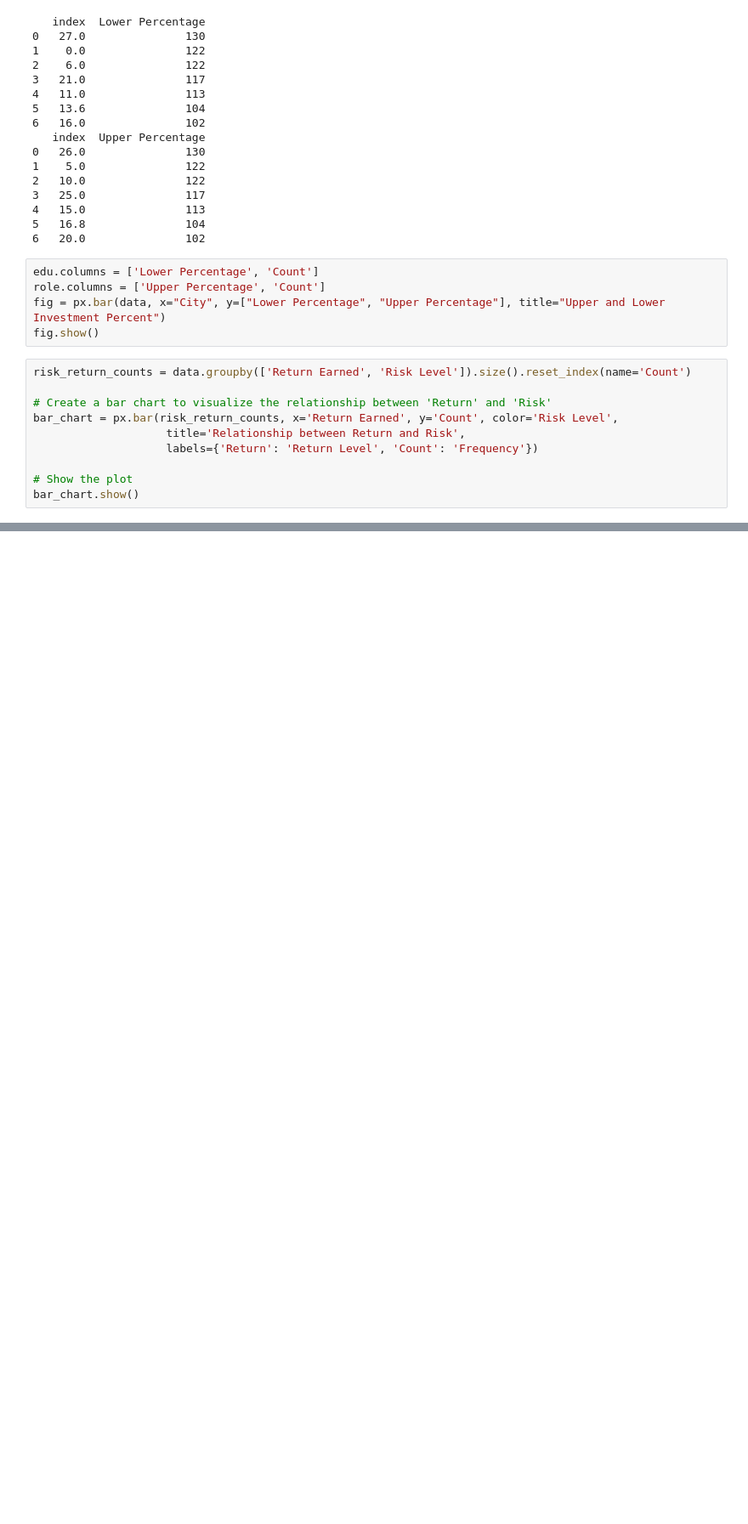
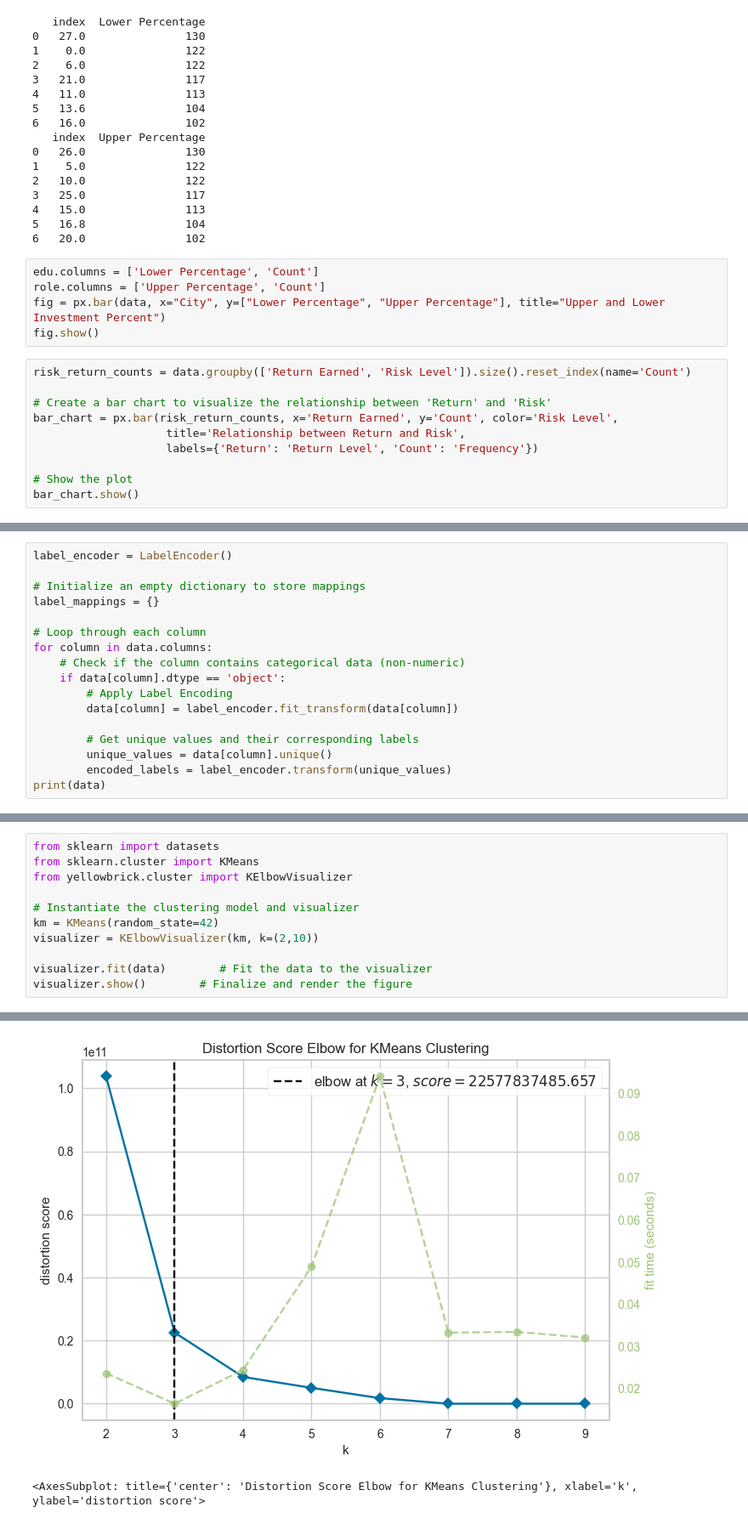
Before and after one commit to DhivyadharshiniBabu/Buckman-Datathon, a Jupyter notebook: Buckman_Datathon.ipynb, the cells around one changed output, grey strips where cells are left out. Shown: that part at 85% size. Saved outputs shown, nothing was run; the diff lists cells and outputs as text; blank space fills up the shorter version.

```diff
--- a/Buckman_Datathon.ipynb
+++ b/Buckman_Datathon.ipynb
@@ -452,0 +459,17 @@ bar_chart.show()
+# %%
+label_encoder = LabelEncoder()
+
+# Initialize an empty dictionary to store mappings
+label_mappings = {}
+
+# Loop through each column
+for column in data.columns:
+    # Check if the column contains categorical data (non-numeric)
+    if data[column].dtype == 'object':
+        # Apply Label Encoding
+        data[column] = label_encoder.fit_transform(data[column])
+
+        # Get unique values and their corresponding labels
+        unique_values = data[column].unique()
+        encoded_labels = label_encoder.transform(unique_values)
+print(data)
@@ -452,0 +494,12 @@ bar_chart.show()
+# %%
+from sklearn import datasets
+from sklearn.cluster import KMeans
+from yellowbrick.cluster import KElbowVisualizer
+
+# Instantiate the clustering model and visualizer
+km = KMeans(random_state=42)
+visualizer = KElbowVisualizer(km, k=(2,10))
+
+visualizer.fit(data)        # Fit the data to the visualizer
+visualizer.show()        # Finalize and render the figure
+# %% [output]
@@ -452,0 +523,2 @@ bar_chart.show()
+[figure, added]
+<AxesSubplot: title={'center': 'Distortion Score Elbow for KMeans Clustering'}, xlabel='k', ylabel='distortion score'>
```
Also changed, not shown: parts of 8 cells of this notebook, 2 other files.
